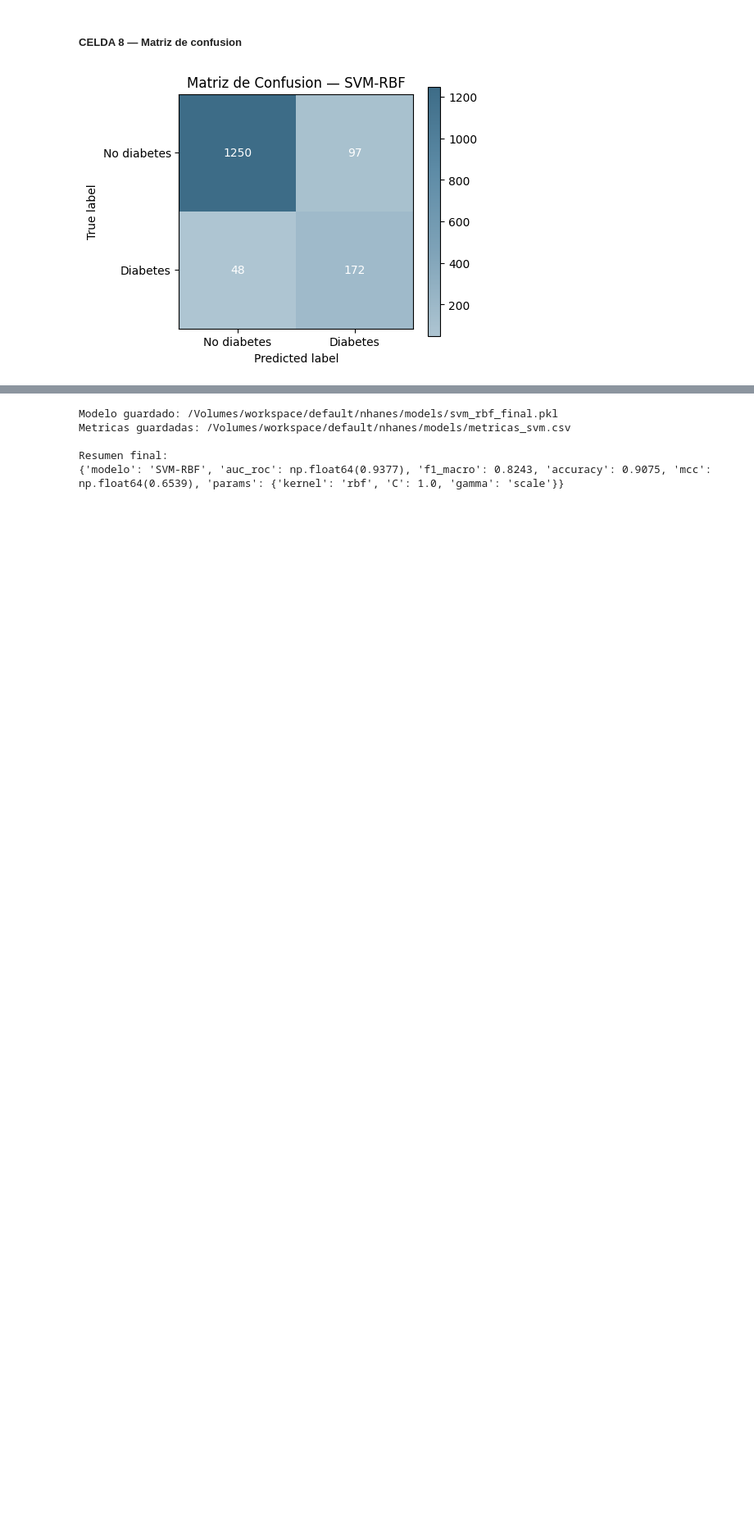
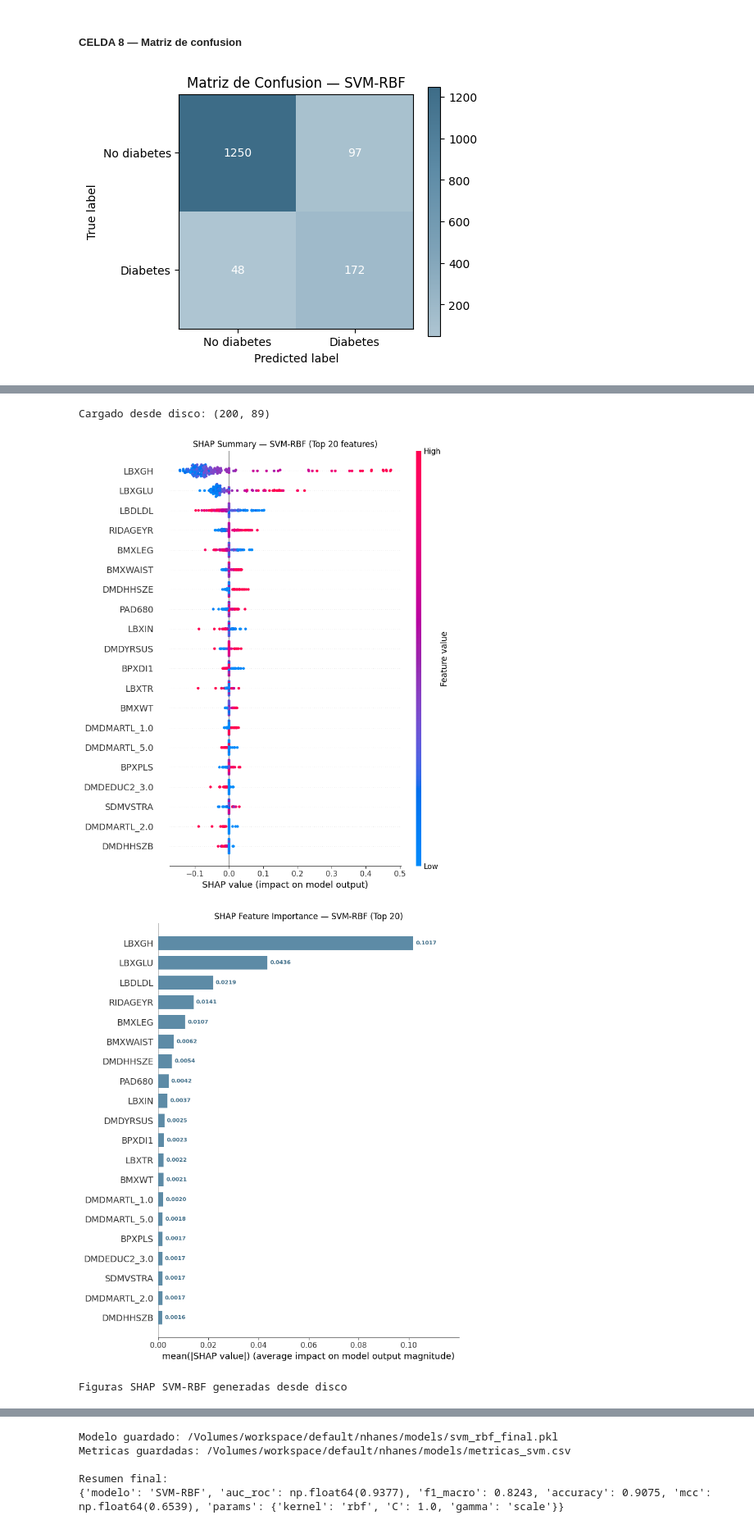
Before and after one commit to juan-albornoz/tfm-qml-databricks-pipeline, a Jupyter notebook: notebooks/notebook_05_svm.ipynb, the cells around one changed output, grey strips where cells are left out. Shown at 82% size. Saved outputs shown, nothing was run; the diff lists cells and outputs as text; code cells hidden in the pictures; blank space fills up the shorter version.

```diff
--- a/notebooks/notebook_05_svm.ipynb
+++ b/notebooks/notebook_05_svm.ipynb
@@ -156 +181,55 @@ plt.show()
+# %%
+# Cargar desde disco
+shap_vals_svm = np.load(f"{models_dir}/shap_values_svm.npy")
+X_test_vals   = np.load(f"{models_dir}/shap_X_test_sample_svm.npy")
+X_test_sample = pd.DataFrame(X_test_vals, columns=X_test.columns)
+
+print(f"Cargado desde disco: {shap_vals_svm.shape}")
+
+# SHAP Summary Plot — paleta rojo-azul por defecto
+plt.figure(figsize=(10, 8))
+shap.summary_plot(
+    shap_vals_svm, X_test_sample,
+    max_display=20,
+    show=False,
+    plot_type="dot"
+)
+plt.title("SHAP Summary — SVM-RBF (Top 20 features)")
+plt.tight_layout()
+plt.savefig(f"{models_dir}/shap_summary_svm.png", dpi=150, bbox_inches="tight")
+plt.show()
+
+# SHAP Bar Plot
+fig, ax = plt.subplots(figsize=(10, 8))
+shap.summary_plot(
+    shap_vals_svm, X_test_sample,
+    plot_type="bar",
+    max_display=20,
+    show=False,
+    color="#5D8BA6"
+)
+ax = plt.gca()
+x_max = max(bar.get_width() for bar in ax.patches if bar.get_width() > 0)
+for bar in ax.patches:
+    width = bar.get_width()
+    if width > 0:
+        ax.text(
+            width + x_max * 0.01,
+            bar.get_y() + bar.get_height() / 2,
+            f'{width:.4f}',
+            ha='left', va='center',
+            fontsize=8, color='#3D6C87', fontweight='bold'
+        )
+ax.set_xlim(0, x_max * 1.18)
+plt.title("SHAP Feature Importance — SVM-RBF (Top 20)")
+plt.tight_layout()
+plt.savefig(f"{models_dir}/shap_bar_svm.png", dpi=150, bbox_inches="tight")
+plt.show()
+
+print("Figuras SHAP SVM-RBF generadas desde disco")
+# %% [output]
+Cargado desde disco: (200, 89)
+[figure, added]
+[figure, added]
+Figuras SHAP SVM-RBF generadas desde disco
 # %% [markdown]
```
Also changed, not shown: parts of 9 cells of this notebook.
